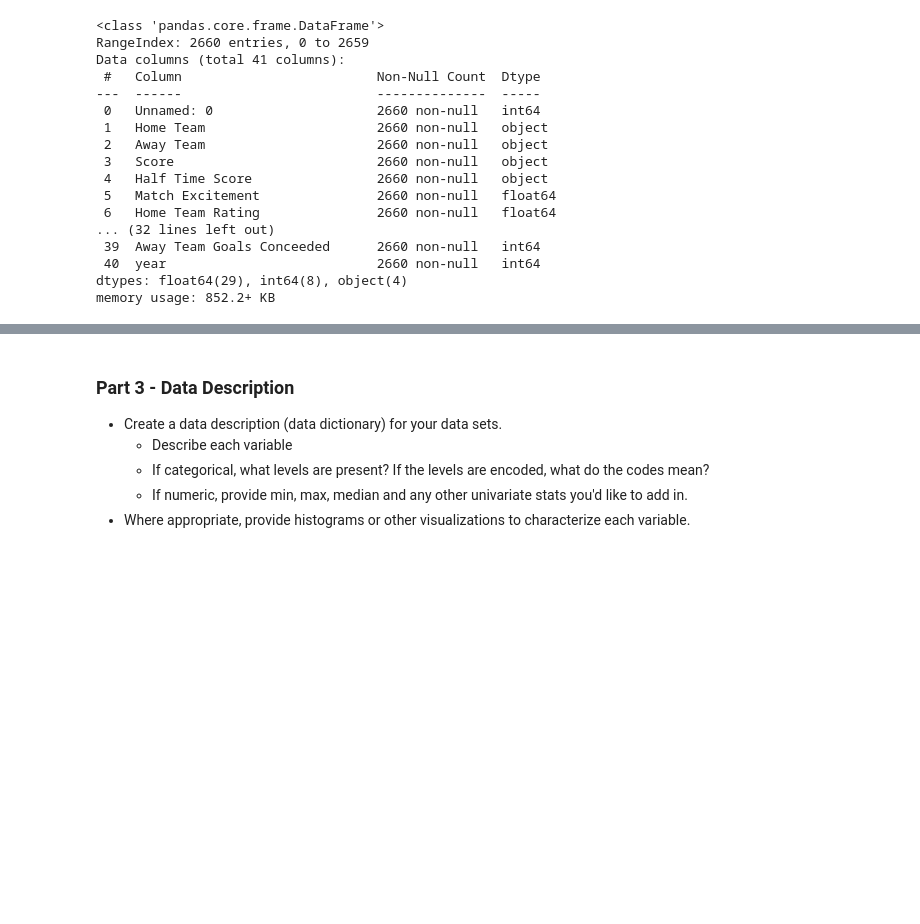
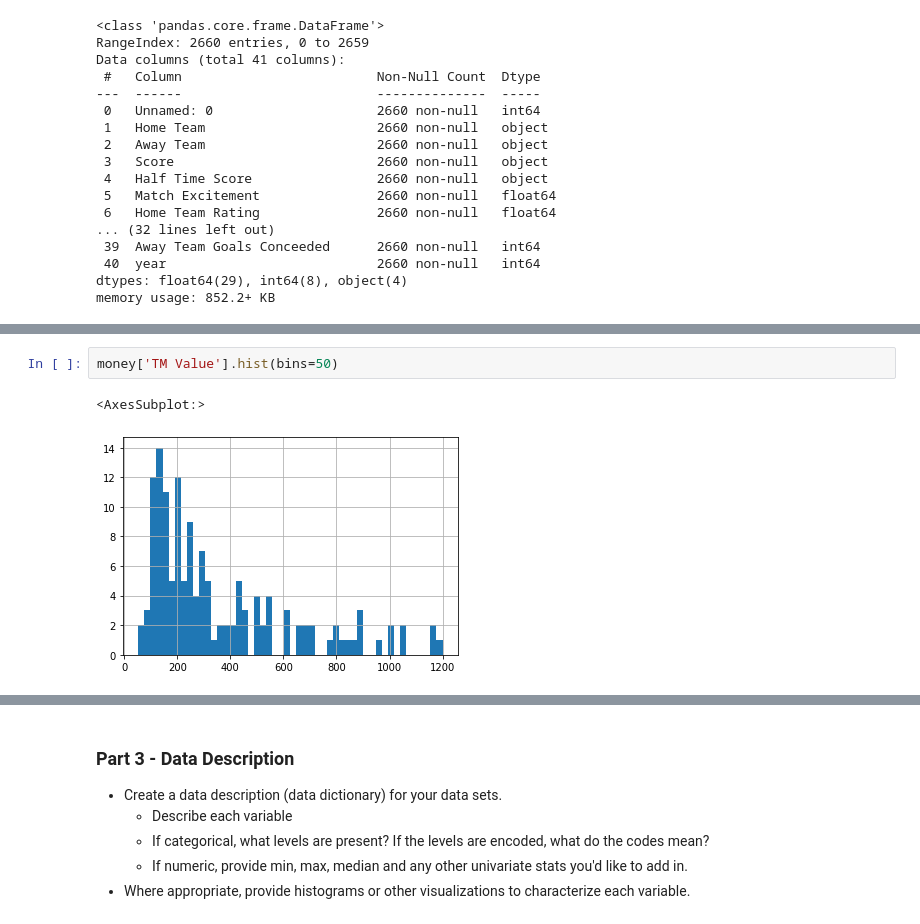
Before and after one commit to EliasLMann/Applied_ML_Proj2, a Jupyter notebook: Project02.ipynb, the cells around one changed output, grey strips where cells are left out. Drawn from its saved outputs; the diff is of its cells as text; blank space fills up the shorter version.

```diff
--- a/Project02.ipynb
+++ b/Project02.ipynb
@@ -145,0 +224,5 @@ AttributeError: 'str' object has no attribute 'value_counts'
+# %%
+money['TM Value'].hist(bins=50)
+# %% [output]
+<AxesSubplot:>
+[figure, added]
```
Also changed, not shown: parts of 15 cells of this notebook.
